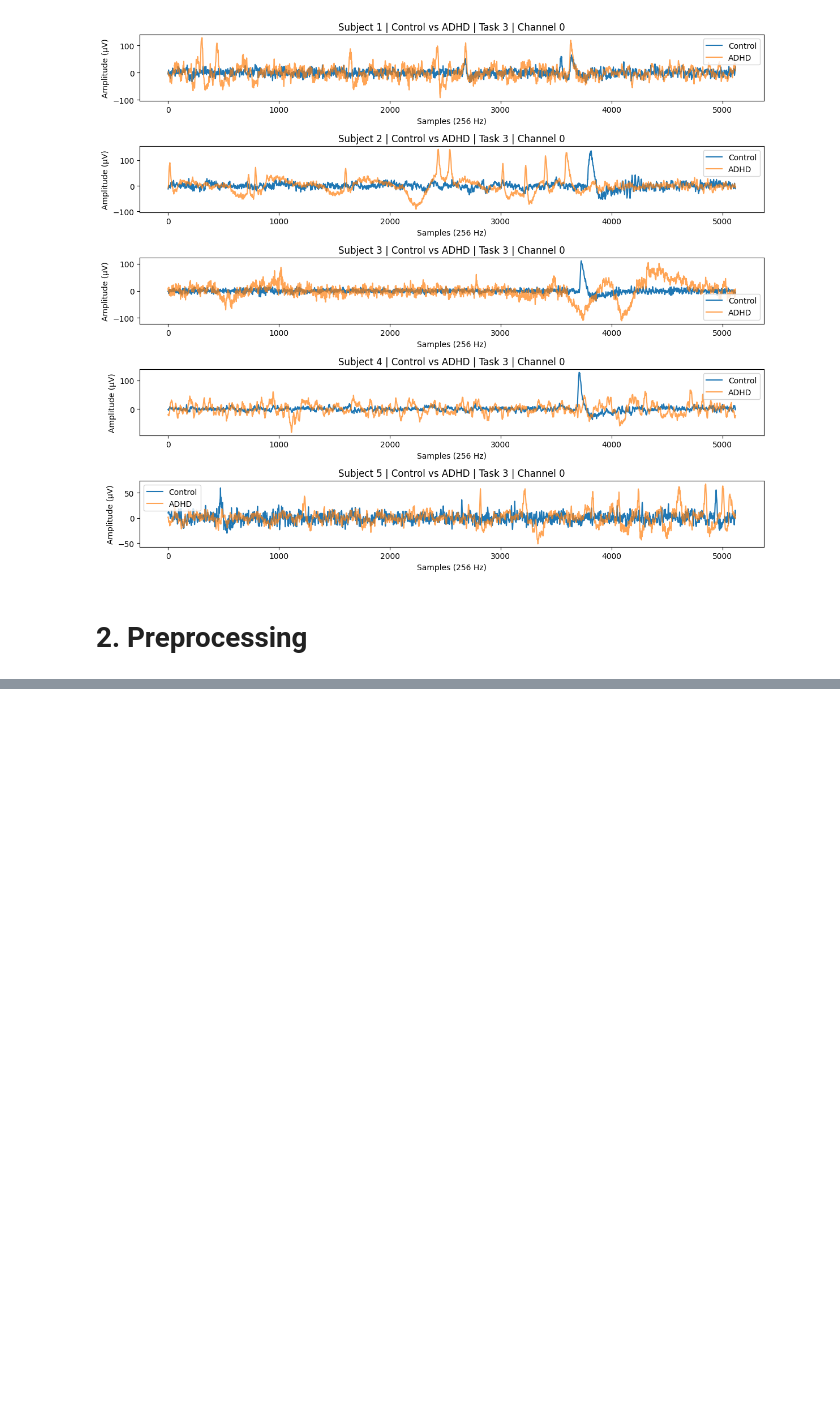
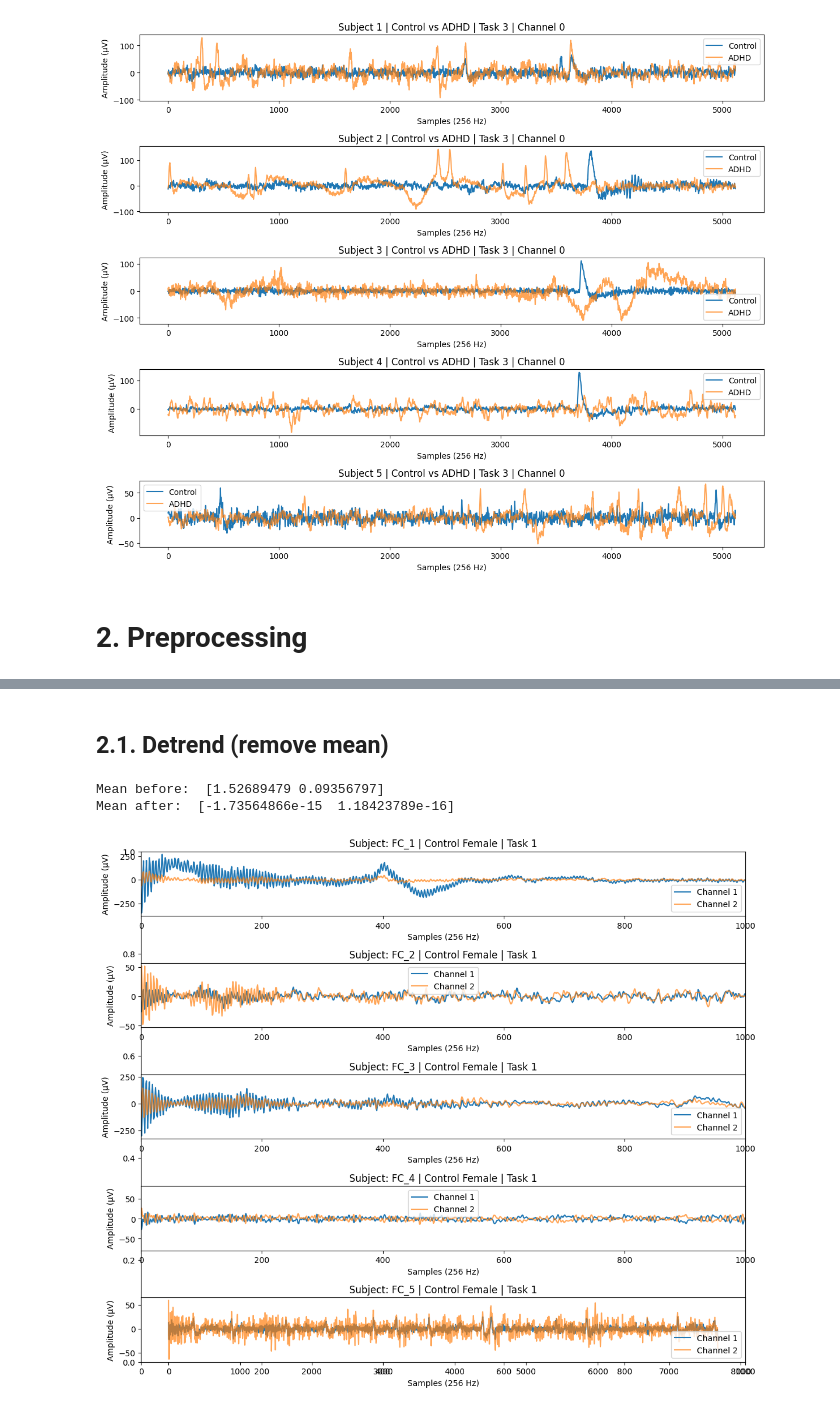
Before and after one commit to iomullony/ADHD-Predictor, a Jupyter notebook: main.ipynb, the cells around one changed output, grey strips where cells are left out. Cells and saved outputs as stored; diff of their text form; code cells hidden in the pictures; blank space fills up the shorter version.

Commit message:
detrending

```diff
--- a/main.ipynb
+++ b/main.ipynb
@@ -142,0 +149,21 @@ visualize_adhd(mc_df, madhd_df, channel=0, task=3, n=5)
+# %% [markdown]
+## 2.1. Detrend (remove mean)
+# %%
+def detrend_signal(signal):
+    return signal - np.mean(signal, axis=0, keepdims=True)
+
+print("Mean before: ", np.mean(eeg_df['signal'][0], axis=0))
+
+# eeg_df['signal'] = eeg_df['signal'].apply(detrend_signal)
+
+# Using detrend function from scipy.signal
+eeg_df['signal'] = eeg_df['signal'].apply(lambda s: detrend(s, axis=0))
+
+print("Mean after: ", np.mean(eeg_df['signal'][0], axis=0))
+
+visualize_task(eeg_df[:5], 'Control', 'Female', task=1, n=5)
+# [-1.18423789e-16  1.48029737e-17]
+# %% [output]
+Mean before:  [1.52689479 0.09356797]
+Mean after:  [-1.73564866e-15  1.18423789e-16]
+[figure, added]
```
Also changed, not shown: parts of 4 cells of this notebook, 8 other files.
